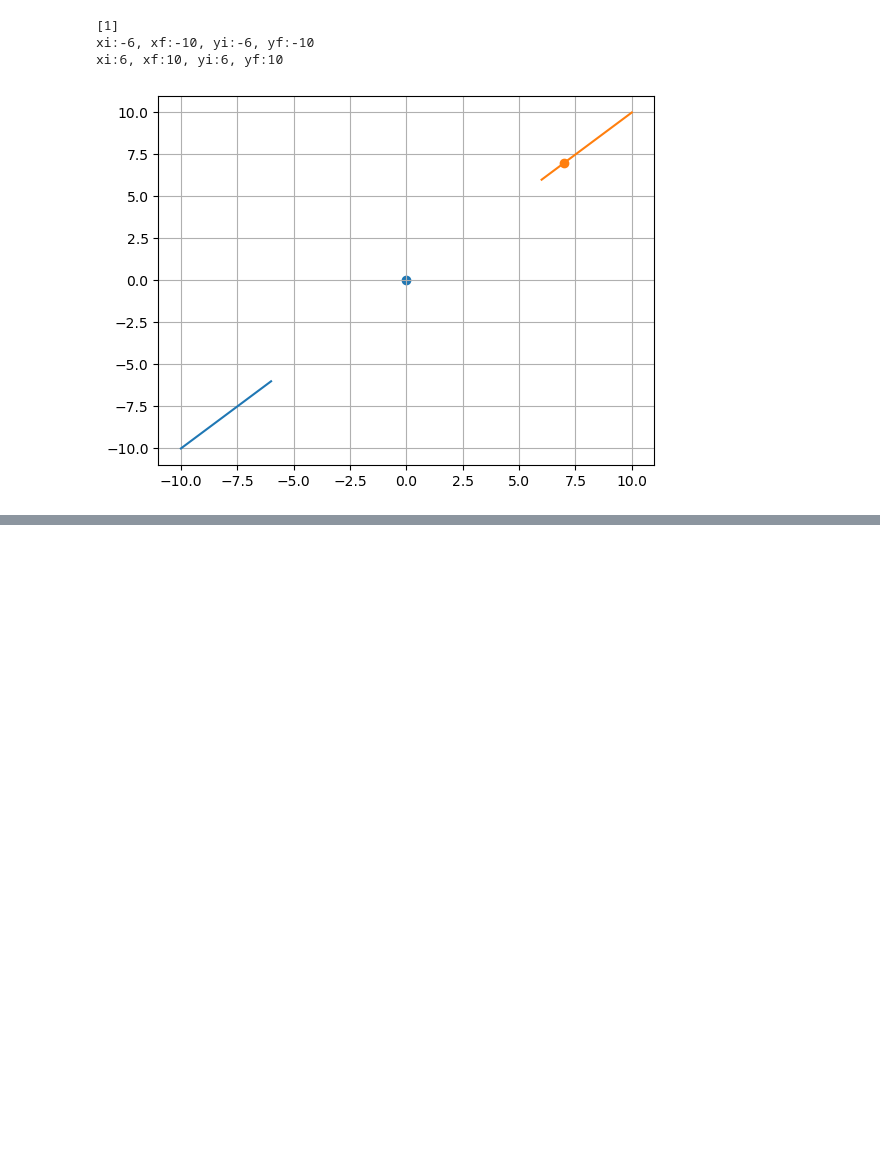
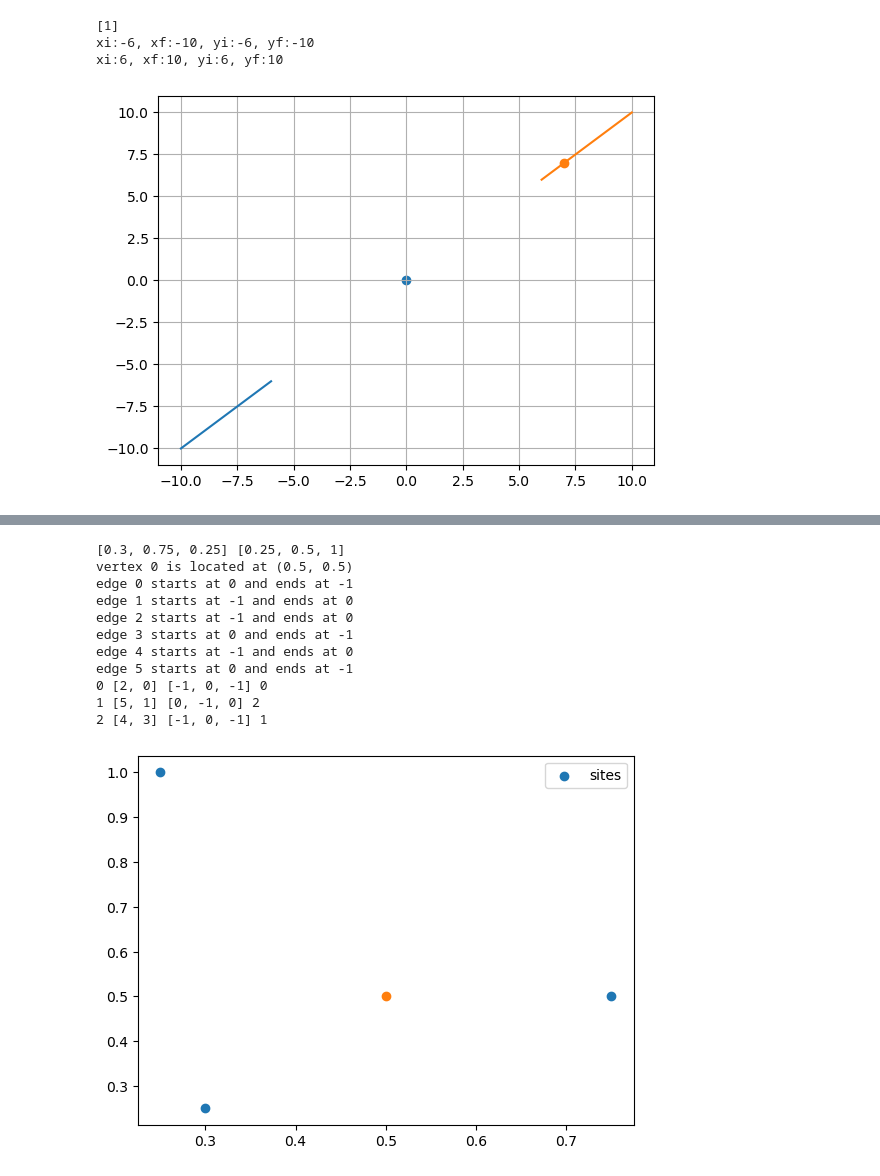
Before and after one commit to zlauko5/CG-SegmentAlgorithm, a Jupyter notebook: vd.ipynb, the cells around one changed output, grey strips where cells are left out. Drawn from its saved outputs; the diff is of its cells as text; code cells hidden in the pictures; blank space fills up the shorter version.

```diff
--- a/vd.ipynb
+++ b/vd.ipynb
@@ -119,0 +96,55 @@ TypeError: Argument 'scaling_factor' has incorrect type (expected int, got list)
+# %%
+import pyvoronoi
+import matplotlib.pyplot as plt
+
+# -----------------------------
+# 1. Build Voronoi diagram
+# -----------------------------
+pv = pyvoronoi.Pyvoronoi()
+
+points = [
+    [0.30, 0.25],
+    [0.75, 0.5],
+    [0.25, 1]
+]
+
+x = [p[0] for p in points]
+y = [p[1] for p in points]
+for p in points:
+    pv.AddPoint(p)
+
+pv.Construct()
+
+# -----------------------------
+# 2. Plot
+# -----------------------------
+plt.subplot(111)
+print(x, y)
+plt.scatter(x, y, label="sites")
+
+# Plot voronoi vertex
+for index, vertex in pv.EnumerateVertices():
+    print(f"vertex {index} is located at {vertex.X, vertex.Y}")
+    plt.scatter(vertex.X, vertex.Y)
+
+for index, edge in pv.EnumerateEdges():
+    print(f"edge {index} starts at {edge.start} and ends at {edge.end}")
+
+
+for index, cell in pv.EnumerateCells():
+    print(index, cell.edges, cell.vertices, cell.site)
+plt.legend()
+plt.show()
+# %% [output]
+[0.3, 0.75, 0.25] [0.25, 0.5, 1]
+vertex 0 is located at (0.5, 0.5)
+edge 0 starts at 0 and ends at -1
+edge 1 starts at -1 and ends at 0
+edge 2 starts at -1 and ends at 0
+edge 3 starts at 0 and ends at -1
+edge 4 starts at -1 and ends at 0
+edge 5 starts at 0 and ends at -1
+0 [2, 0] [-1, 0, -1] 0
+1 [5, 1] [0, -1, 0] 2
+2 [4, 3] [-1, 0, -1] 1
+[figure, added]
```
Also changed, not shown: parts of 4 cells of this notebook.
